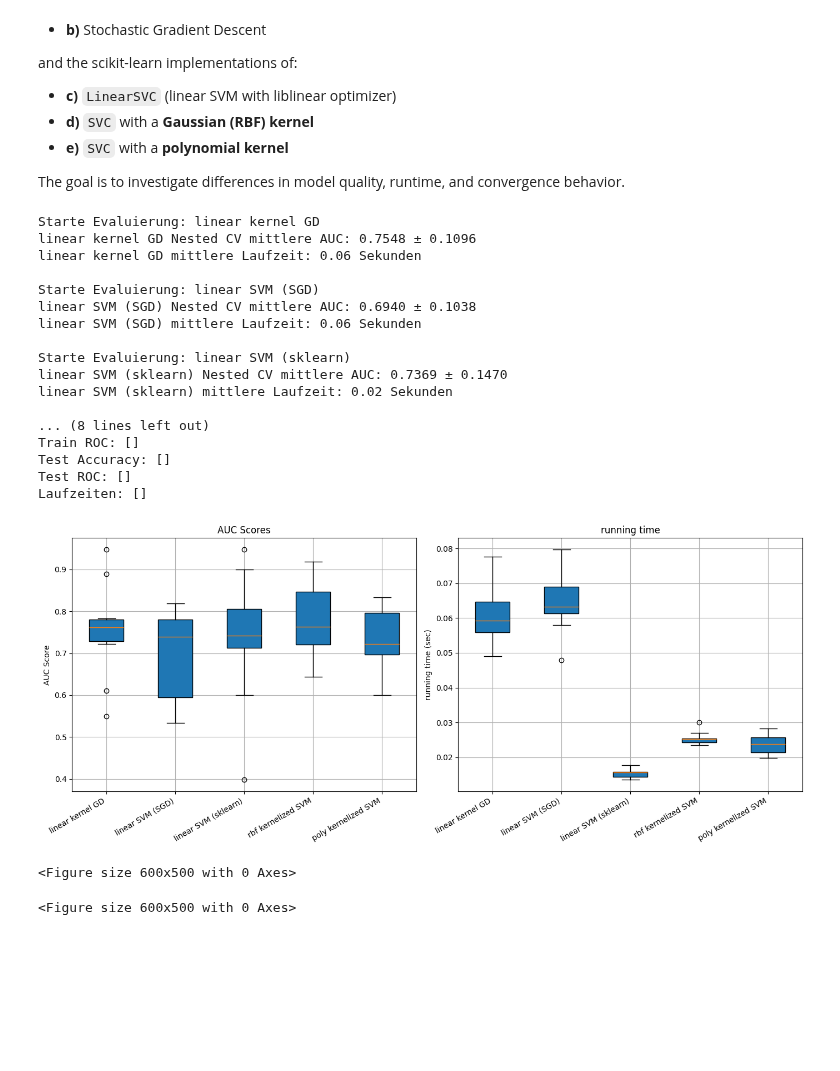
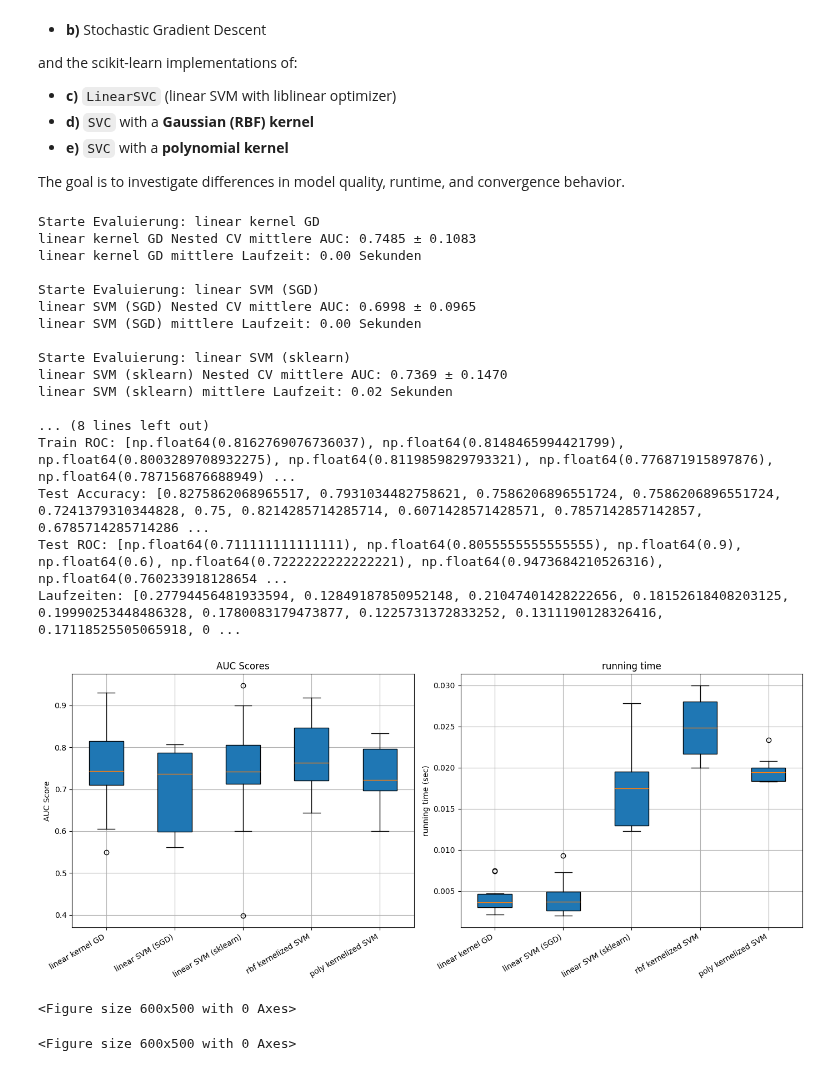
Before and after one commit to FelixFritz02/MasterKL, a Jupyter notebook: AI Numerics/Data Challenge/SVM.ipynb, the cells around one changed output. Cells and saved outputs as stored; diff of their text form; code cells hidden in the pictures; blank space fills up the shorter version.

```diff
--- a/AI Numerics/Data Challenge/SVM.ipynb
+++ b/AI Numerics/Data Challenge/SVM.ipynb
@@ -40,7 +44,7 @@ $$
 \mathcal{L}(w, b) = \frac{1}{2} \|w\|^2 + C \cdot \frac{1}{n} \sum_{i=1}^n \max\left(0,\ 1 - y_i \cdot (x_i^\top w + b)\right)
 $$
 # %%
-def gradient_descent(f, f_gradient, f_hessian, x_0, step_size, max_iter, eps=1e-4):
+def gradient_descent(f, f_gradient, f_hessian, x_0, step_size, max_iter, eps=1e-1):
     d = x_0.shape[0]
     thetas = np.zeros((max_iter,d))
     thetas[0] = x_0
@@ -118,7 +122,7 @@ class SVM_GD(BaseEstimator, ClassifierMixin):
         return np.matmul(X, self.w) + self.b
 
 class SVM_SGD(SVM_GD):
-    def __init__(self, bias=True, batch_size=32, C=1, step_size=0.01, max_iter=1000):
+    def __init__(self, bias=True, batch_size=32, C=1, step_size=0.01, max_iter=250):
         super(SVM_SGD, self).__init__(bias, C, step_size, max_iter)
 
         self.batch_size = batch_size
@@ -280,7 +284,7 @@ for name, model in models:
     accuracy = []
 
     # Für linear kernel extra Listen initialisieren
-    if name == "linear kernel":
+    if name == "linear SVM (sklearn)":
         acc_train = []
         roc_train = []
         acc_test = []
@@ -317,7 +321,7 @@ for name, model in models:
             acc_train_fold = accuracy_score(y_train, y_pred_train)
 
             # Für "linear kernel" abspeichern
-            if name == "linear kernel":
+            if name == "linear SVM (sklearn)":
                 acc_train.append(acc_train_fold)
                 roc_train.append(auc_train)
                 acc_test.append(acc_test_fold)
@@ -340,7 +344,7 @@ for name, model in models:
     run_times_all.append(run_times)
     model_names.append(name)
 
-    if name == "linear kernel":
+    if name == "linear SVM (sklearn)":
         # Gesamtergebnis speichern
         accuracy_all.append(accuracy)  # Accuracy Testdaten
         scores_lk = outer_scores  # ROC Testdaten
@@ -365,42 +369,42 @@ print("Laufzeiten:", run_time_lk)
 plt.figure(figsize=(14, 6))
 
 plt.subplot(1, 2, 1)
 plt.boxplot(outer_scores_all, labels=model_names, patch_artist=True)
 plt.ylabel("AUC Score")
 plt.title("AUC Scores")
 plt.xticks(rotation=30, ha='right')
 plt.grid(True)
 
 plt.subplot(1, 2, 2)
 plt.boxplot(run_times_all, labels=model_names, patch_artist=True)
 plt.ylabel("running time (sec)")
 plt.title("running time")
 plt.xticks(rotation=30, ha='right')
 plt.grid(True)
 
 plt.tight_layout()
 plt.show()
 
 plt.figure(figsize=(6, 5))
 # %% [output]
 Starte Evaluierung: linear kernel GD
-linear kernel GD Nested CV mittlere AUC: 0.7548 ± 0.1096
-linear kernel GD mittlere Laufzeit: 0.06 Sekunden
+linear kernel GD Nested CV mittlere AUC: 0.7485 ± 0.1083
+linear kernel GD mittlere Laufzeit: 0.00 Sekunden
 
 Starte Evaluierung: linear SVM (SGD)
-linear SVM (SGD) Nested CV mittlere AUC: 0.6940 ± 0.1038
-linear SVM (SGD) mittlere Laufzeit: 0.06 Sekunden
+linear SVM (SGD) Nested CV mittlere AUC: 0.6998 ± 0.0965
+linear SVM (SGD) mittlere Laufzeit: 0.00 Sekunden
 
 Starte Evaluierung: linear SVM (sklearn)
 linear SVM (sklearn) Nested CV mittlere AUC: 0.7369 ± 0.1470
 linear SVM (sklearn) mittlere Laufzeit: 0.02 Sekunden
 
 ... (8 lines left out)
-Train ROC: []
-Test Accuracy: []
-Test ROC: []
-Laufzeiten: []
+Train ROC: [np.float64(0.8162769076736037), np.float64(0.8148465994421799), np.float64(0.8003289708932275), np.float64(0.8119859829793321), np.float64(0.776871915897876), np.float64(0.787156876688949) ...
+Test Accuracy: [0.8275862068965517, 0.7931034482758621, 0.7586206896551724, 0.7586206896551724, 0.7241379310344828, 0.75, 0.8214285714285714, 0.6071428571428571, 0.7857142857142857, 0.6785714285714286 ...
+Test ROC: [np.float64(0.711111111111111), np.float64(0.8055555555555555), np.float64(0.9), np.float64(0.6), np.float64(0.7222222222222221), np.float64(0.9473684210526316), np.float64(0.760233918128654 ...
+Laufzeiten: [0.27794456481933594, 0.12849187850952148, 0.21047401428222656, 0.18152618408203125, 0.19990253448486328, 0.1780083179473877, 0.1225731372833252, 0.1311190128326416, 0.17118525505065918, 0 ...
-[figure, old version]
+[figure, new version]
 <Figure size 600x500 with 0 Axes>
 <Figure size 600x500 with 0 Axes>
 # %%
```
Also changed, not shown: parts of 5 cells of this notebook, 2 other files.
